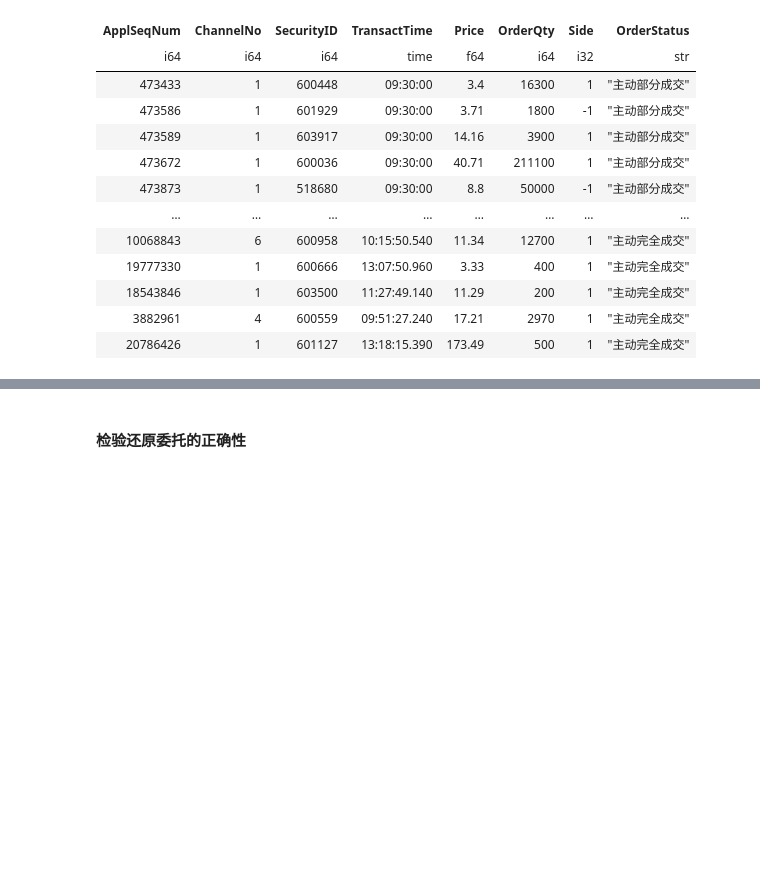
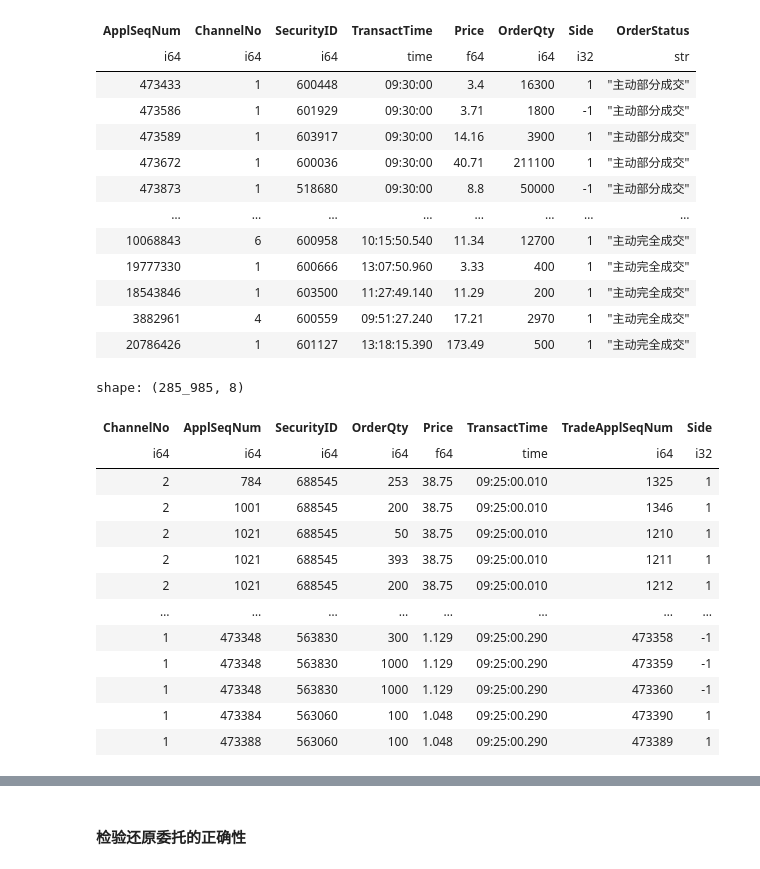
Before and after one commit to Xujy424/research2workflow, a Jupyter notebook: v2/dataloader/preproces_l2data.ipynb, the cells around one changed output, grey strips where cells are left out. Cells and saved outputs as stored; diff of their text form; code cells hidden in the pictures; blank space fills up the shorter version.

```diff
--- a/v2/dataloader/preproces_l2data.ipynb
+++ b/v2/dataloader/preproces_l2data.ipynb
@@ -341,3 +341,68 @@ shape: (127_051_352, 8)
 | 20786426 | 1 | 601127 | 13:18:15.390 | 173.49 | 500 | 1 | "主动完全成交" |
 # %%
 shwt.drop('OrderStatus').write_parquet(outpath/'shwt.pq',compression="gzip")
+# %%
+cj = shcj.sort(["ChannelNo", "ApplSeqNum", "SecurityID", "TransactTime"])
+
+# 剔除集合竞价。集合竞价阶段 A 行 Qty 按说明已经是原始委托量，不需要用成交加回。
+cj_df = cj.filter(
+    ~( (pl.col("TransactTime") <= pl.time(9, 25)) | (pl.col("TransactTime") >= pl.time(14, 57)) )
+)
+
+# 1. 只提取主动方成交用于还原原始委托量
+# BidApplSeqNum > OfferApplSeqNum: 买方主动
+# OfferApplSeqNum > BidApplSeqNum: 卖方主动
+active_buy = (
+    cj_df
+    .filter(pl.col("BidApplSeqNum") > pl.col("OfferApplSeqNum"))
+    .select([
+        "ChannelNo",
+        pl.col("BidApplSeqNum").alias("ApplSeqNum"),
+        "SecurityID",
+        "OrderQty",
+        "Price",
+        "TransactTime",
+        pl.col("ApplSeqNum").alias("TradeApplSeqNum"),
+    ])
+    .with_columns(pl.lit(1).alias("Side"))
+)
+
+active_sell = (
+    cj_df
+    .filter(pl.col("OfferApplSeqNum") > pl.col("BidApplSeqNum"))
+    .select([
+        "ChannelNo",
+        pl.col("OfferApplSeqNum").alias("ApplSeqNum"),
+        "SecurityID",
+        "OrderQty",
+        "Price",
+        "TransactTime",
+        pl.col("ApplSeqNum").alias("TradeApplSeqNum"),
+    ])
+    .with_columns(pl.lit(-1).alias("Side"))
+)
+
+active_cj = pl.concat([active_buy, active_sell])
+
+active_cj.join(
+    shwt_added.select(["ChannelNo", "ApplSeqNum", "SecurityID", "Side"]),
+    on=["ChannelNo", "ApplSeqNum", "SecurityID", "Side"],
+    how="inner"
+).filter(
+    pl.col("TradeApplSeqNum") > pl.col("ApplSeqNum")
+)
+# %% [output]
+shape: (285_985, 8)
+| ChannelNo | ApplSeqNum | SecurityID | OrderQty | Price | TransactTime | TradeApplSeqNum | Side |
+| i64 | i64 | i64 | i64 | f64 | time | i64 | i32 |
+| 2 | 784 | 688545 | 253 | 38.75 | 09:25:00.010 | 1325 | 1 |
+| 2 | 1001 | 688545 | 200 | 38.75 | 09:25:00.010 | 1346 | 1 |
+| 2 | 1021 | 688545 | 50 | 38.75 | 09:25:00.010 | 1210 | 1 |
+| 2 | 1021 | 688545 | 393 | 38.75 | 09:25:00.010 | 1211 | 1 |
+| 2 | 1021 | 688545 | 200 | 38.75 | 09:25:00.010 | 1212 | 1 |
+| … | … | … | … | … | … | … | … |
+| 1 | 473348 | 563830 | 300 | 1.129 | 09:25:00.290 | 473358 | -1 |
+| 1 | 473348 | 563830 | 1000 | 1.129 | 09:25:00.290 | 473359 | -1 |
+| 1 | 473348 | 563830 | 1000 | 1.129 | 09:25:00.290 | 473360 | -1 |
+| 1 | 473384 | 563060 | 100 | 1.048 | 09:25:00.290 | 473390 | 1 |
+| 1 | 473388 | 563060 | 100 | 1.048 | 09:25:00.290 | 473389 | 1 |
```
Also changed, not shown: parts of 2 cells of this notebook.
